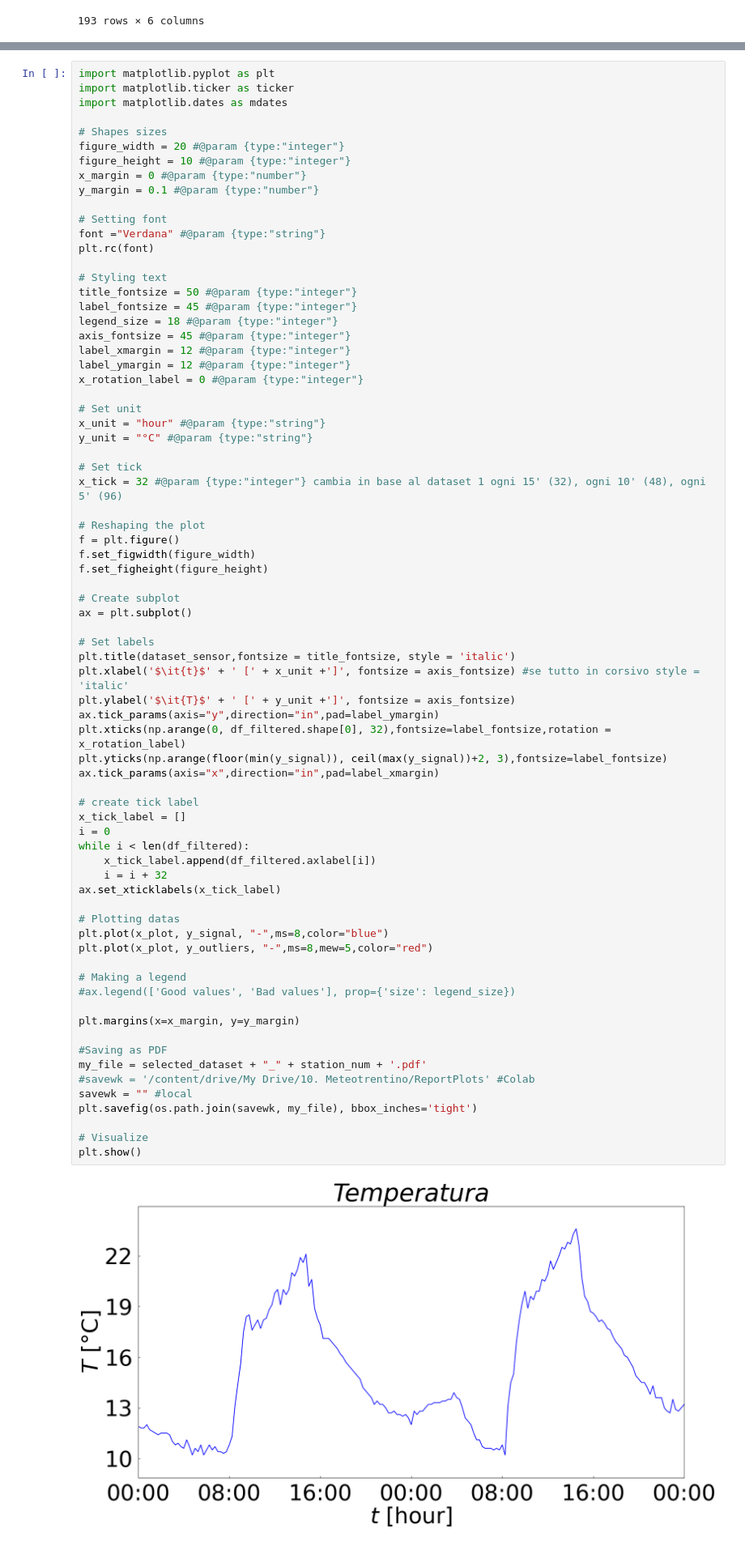
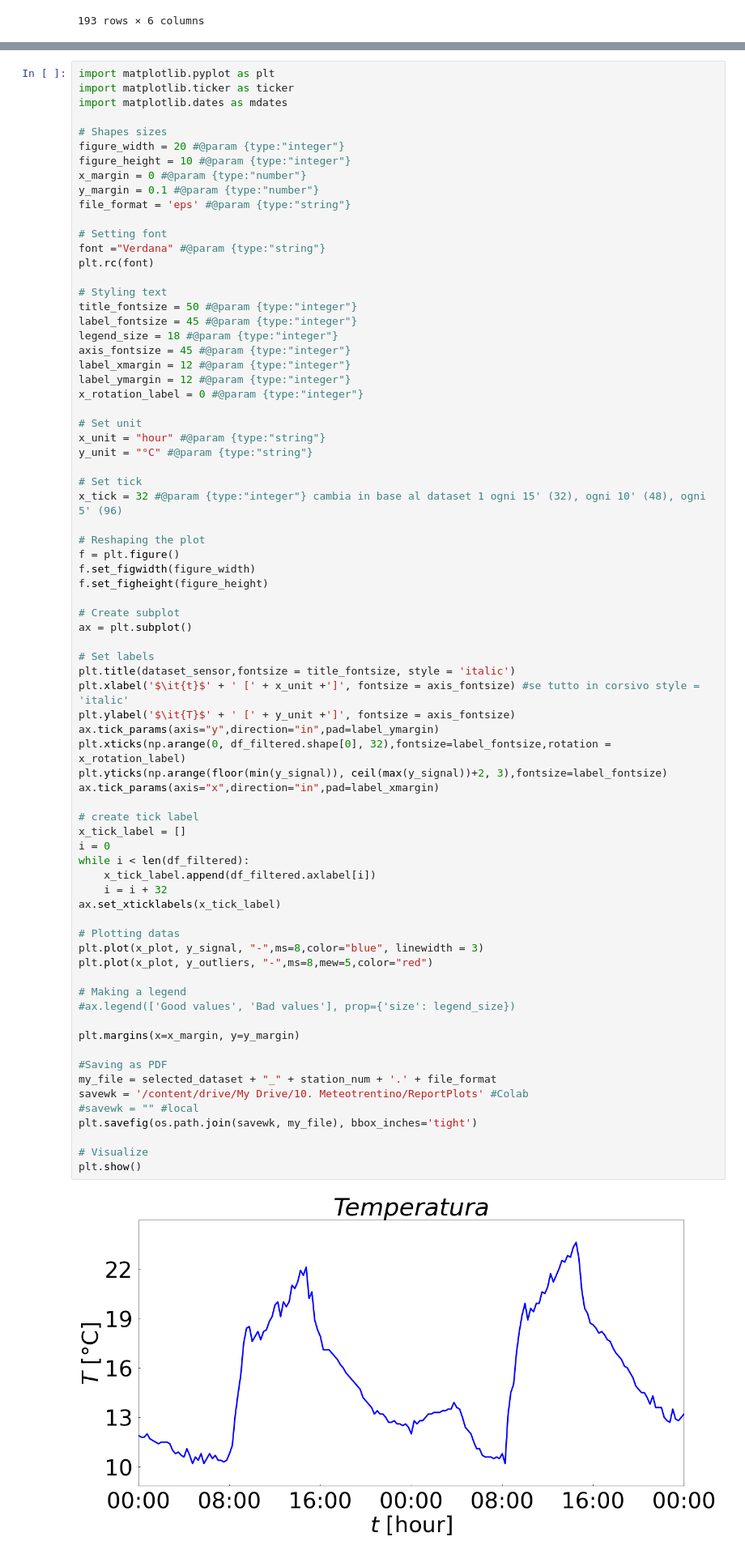
Before and after one commit to eliazonta/AI-Challenge-HIT-2022, a Jupyter notebook: python_code/notebooks/DataPlotter/document_plotter.ipynb, the cells around one changed output, grey strips where cells are left out. Shown at 81% size. Drawn from its saved outputs; the diff is of its cells as text.

```diff
--- a/python_code/notebooks/DataPlotter/document_plotter.ipynb
+++ b/python_code/notebooks/DataPlotter/document_plotter.ipynb
@@ -179,6 +181,7 @@ figure_width = 20 #@param {type:"integer"}
 figure_height = 10 #@param {type:"integer"}
 x_margin = 0 #@param {type:"number"}
 y_margin = 0.1 #@param {type:"number"}
+file_format = 'eps' #@param {type:"string"}
 
 # Setting font
 font ="Verdana" #@param {type:"string"}
@@ -212,35 +215,35 @@ ax = plt.subplot()
 plt.title(dataset_sensor,fontsize = title_fontsize, style = 'italic')
 plt.xlabel('$\it{t}$' + ' [' + x_unit +']', fontsize = axis_fontsize) #se tutto in corsivo style = 'italic'
 plt.ylabel('$\it{T}$' + ' [' + y_unit +']', fontsize = axis_fontsize)
 ax.tick_params(axis="y",direction="in",pad=label_ymargin)
 plt.xticks(np.arange(0, df_filtered.shape[0], 32),fontsize=label_fontsize,rotation = x_rotation_label)
 plt.yticks(np.arange(floor(min(y_signal)), ceil(max(y_signal))+2, 3),fontsize=label_fontsize)
 ax.tick_params(axis="x",direction="in",pad=label_xmargin)
 
 # create tick label
 x_tick_label = []
 i = 0
 while i < len(df_filtered):
     x_tick_label.append(df_filtered.axlabel[i])
     i = i + 32
 ax.set_xticklabels(x_tick_label)
 
 # Plotting datas
-plt.plot(x_plot, y_signal, "-",ms=8,color="blue")
+plt.plot(x_plot, y_signal, "-",ms=8,color="blue", linewidth = 3)
 plt.plot(x_plot, y_outliers, "-",ms=8,mew=5,color="red")
 
 # Making a legend
 #ax.legend(['Good values', 'Bad values'], prop={'size': legend_size})
 
 plt.margins(x=x_margin, y=y_margin)
 
 #Saving as PDF
-my_file = selected_dataset + "_" + station_num + '.pdf'
-#savewk = '/content/drive/My Drive/10. Meteotrentino/ReportPlots' #Colab
-savewk = "" #local
+my_file = selected_dataset + "_" + station_num + '.' + file_format
+savewk = '/content/drive/My Drive/10. Meteotrentino/ReportPlots' #Colab
+#savewk = "" #local
 plt.savefig(os.path.join(savewk, my_file), bbox_inches='tight')
 
 # Visualize
 plt.show()
 # %% [output]
-[figure, old version]
+[figure, new version]
```
Also changed, not shown: parts of 2 cells of this notebook.
